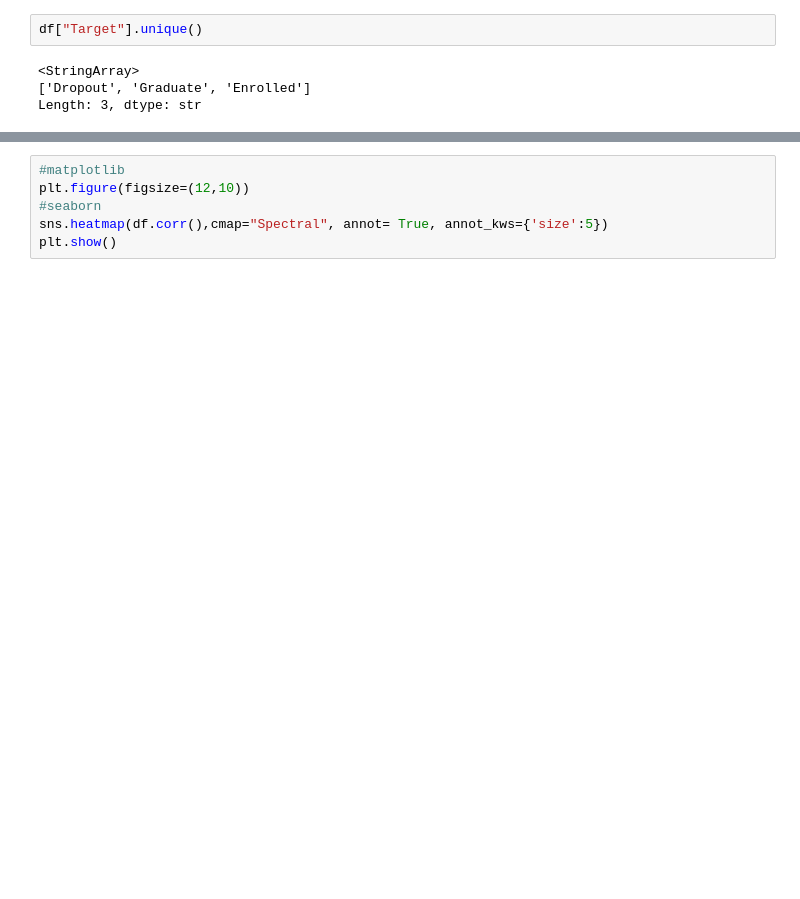
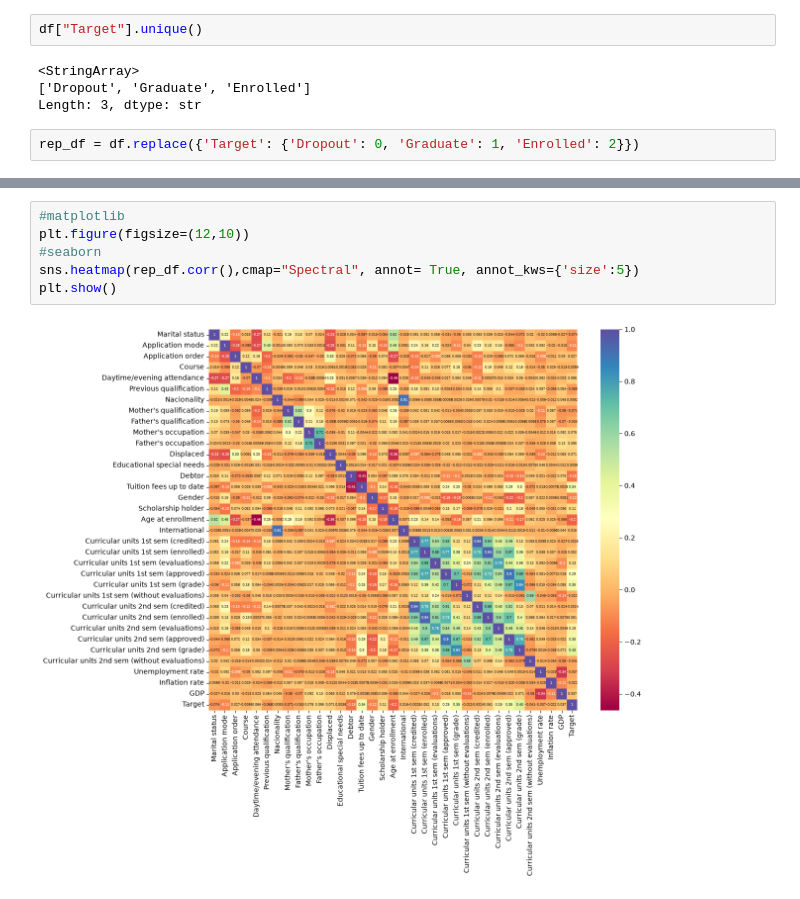
Before and after one commit to Eg0r-S/Project_predict_students_dropout_and_academic_success, a Jupyter notebook: processering_dataset.ipynb, the cells around one changed output, grey strips where cells are left out. Drawn from its saved outputs; the diff is of its cells as text; blank space fills up the shorter version.

```diff
--- a/processering_dataset.ipynb
+++ b/processering_dataset.ipynb
@@ -56,4 +60,6 @@ df["Target"].unique()
 <StringArray>
 ['Dropout', 'Graduate', 'Enrolled']
 Length: 3, dtype: str
+# %%
+rep_df = df.replace({'Target': {'Dropout': 0, 'Graduate': 1, 'Enrolled': 2}})
 # %%
@@ -61,6 +83,8 @@ df.describe
 # %%
 #matplotlib
 plt.figure(figsize=(12,10))
 #seaborn
-sns.heatmap(df.corr(),cmap="Spectral", annot= True, annot_kws={'size':5})
+sns.heatmap(rep_df.corr(),cmap="Spectral", annot= True, annot_kws={'size':5})
 plt.show()
+# %% [output]
+[figure, added]
```
Also changed, not shown: parts of 3 cells of this notebook.
